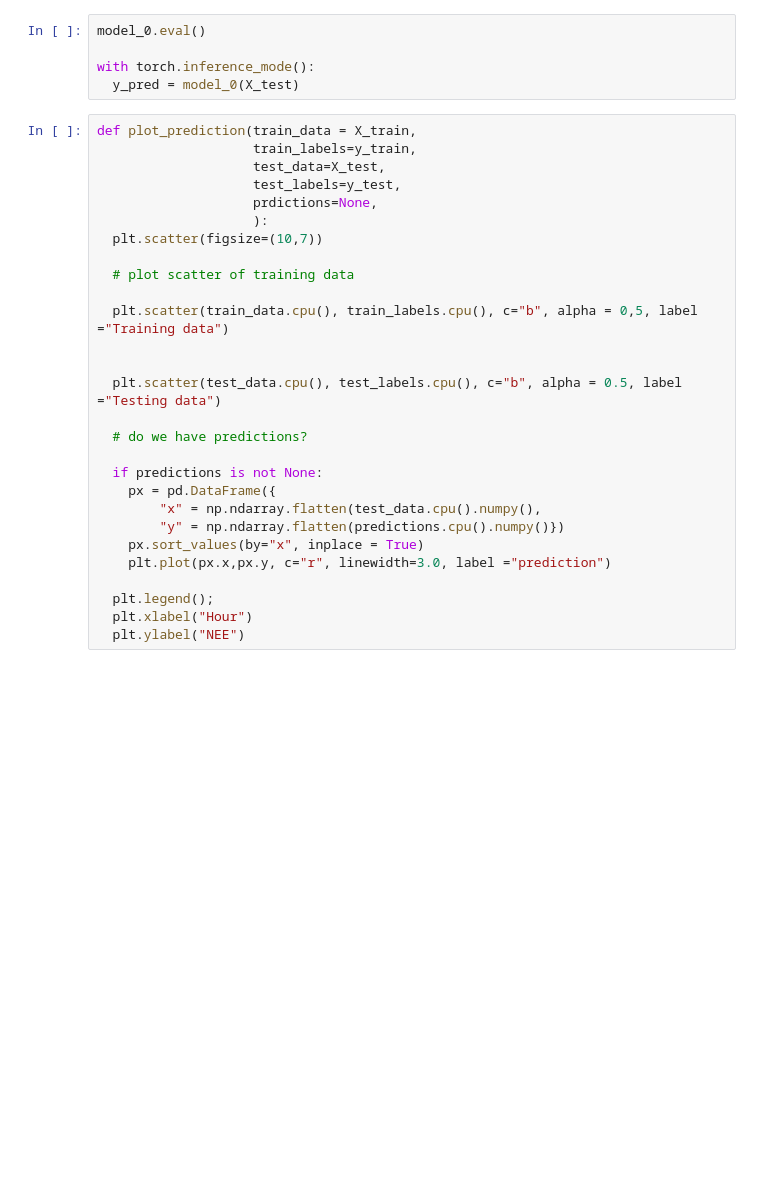
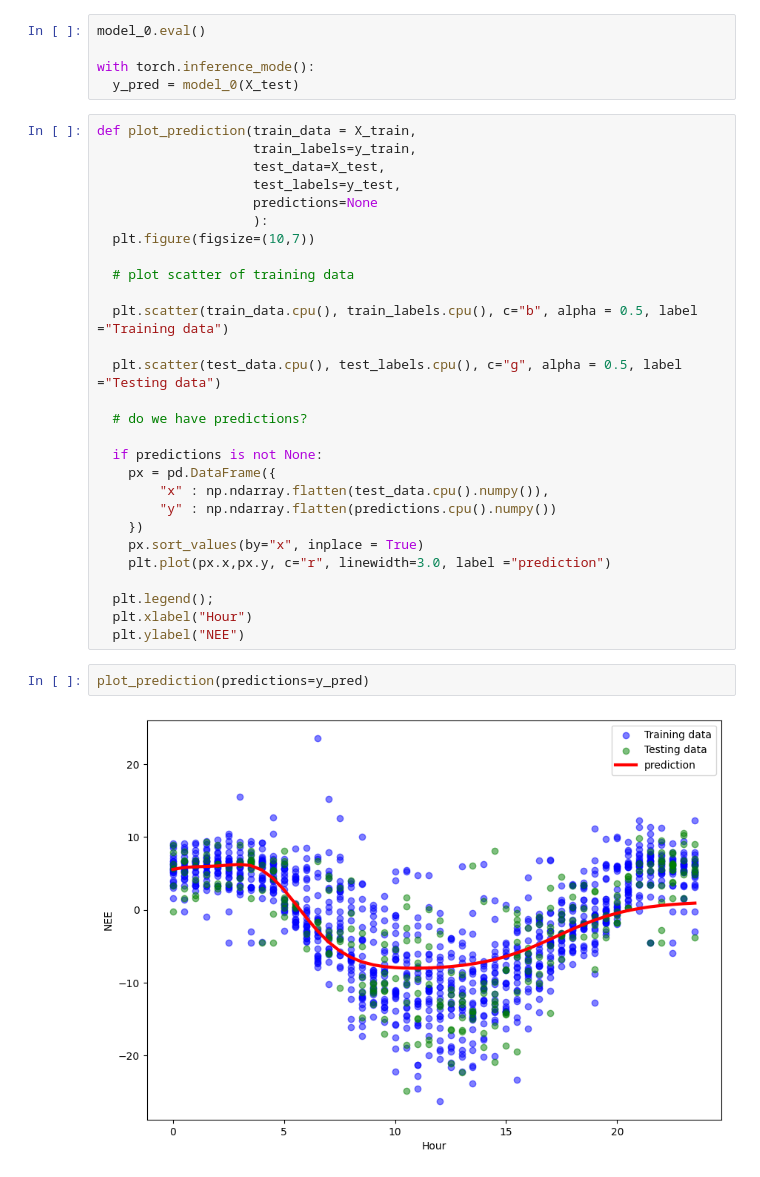
Before and after one commit to anujthapamagar/FEDS, a Jupyter notebook: Final_lecture.ipynb, the cells around one changed output. Cells and saved outputs as stored; diff of their text form; blank space fills up the shorter version.

```diff
--- a/Final_lecture.ipynb
+++ b/Final_lecture.ipynb
@@ -205,26 +219,30 @@ def plot_prediction(train_data = X_train,
                     train_labels=y_train,
                     test_data=X_test,
                     test_labels=y_test,
-                    prdictions=None,
+                    predictions=None
                     ):
-  plt.scatter(figsize=(10,7))
+  plt.figure(figsize=(10,7))
 
   # plot scatter of training data
 
-  plt.scatter(train_data.cpu(), train_labels.cpu(), c="b", alpha = 0,5, label ="Training data")
+  plt.scatter(train_data.cpu(), train_labels.cpu(), c="b", alpha = 0.5, label ="Training data")
 
-
-  plt.scatter(test_data.cpu(), test_labels.cpu(), c="b", alpha = 0.5, label ="Testing data")
+  plt.scatter(test_data.cpu(), test_labels.cpu(), c="g", alpha = 0.5, label ="Testing data")
 
   # do we have predictions?
 
   if predictions is not None:
     px = pd.DataFrame({
-        "x" = np.ndarray.flatten(test_data.cpu().numpy(),
-        "y" = np.ndarray.flatten(predictions.cpu().numpy()})
+        "x" : np.ndarray.flatten(test_data.cpu().numpy()),
+        "y" : np.ndarray.flatten(predictions.cpu().numpy())
+    })
     px.sort_values(by="x", inplace = True)
     plt.plot(px.x,px.y, c="r", linewidth=3.0, label ="prediction")
 
   plt.legend();
   plt.xlabel("Hour")
   plt.ylabel("NEE")
+# %%
+plot_prediction(predictions=y_pred)
+# %% [output]
+[figure, added]
```
Also changed, not shown: parts of 2 cells of this notebook.
